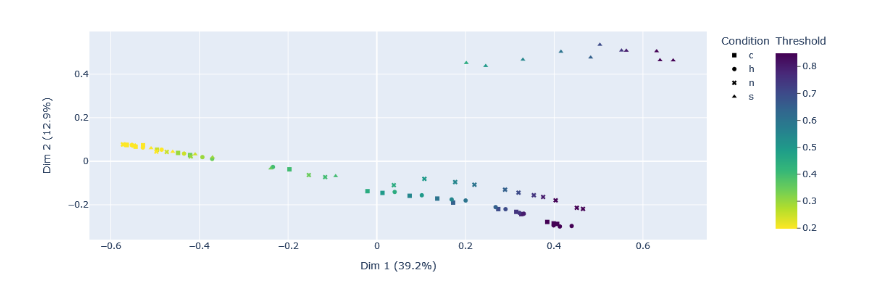
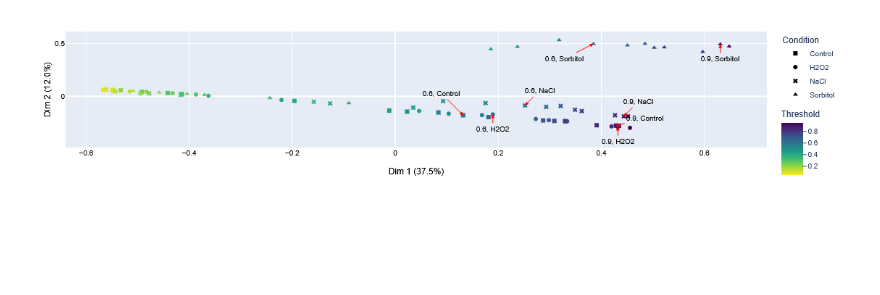
Before and after one commit to ecunha1996/omics-integration, a Jupyter notebook: code/dsalina/PRJNA437866/model_analysis.ipynb, the cells around one changed output. Cells and saved outputs as stored; diff of their text form; code cells hidden in the pictures; blank space fills up the shorter version.

```diff
--- a/code/dsalina/PRJNA437866/model_analysis.ipynb
+++ b/code/dsalina/PRJNA437866/model_analysis.ipynb
@@ -73,22 +171,97 @@ Top thresholds: ['0.4', '0.35', '0.3', '0.6', '0.8', '0.5', '0.65', '0.55', '0.8
 # %%
-mca = MCA(n_components=3, random_state=42)
+indexes = fastcore.index.tolist()
+index_of_interest = [indexes.index(e) for e in indexes if e.endswith("0.9") or e.endswith("0.6")]
+
+mca = MCA(n_components=4, random_state=42)
 components = mca.fit_transform(fastcore).to_numpy()
 
-symbol_list = [e.split("_")[0][0] for e in fastcore.index.tolist()]
+def plot(components, y, xaxis_title, yaxis_title, filename, legend_title="", additional_shapes=None, annotations=None, color=None,
+         width=600, height=360, **kwargs):
+    if not additional_shapes:
+        additional_shapes = []
+    if not annotations:
+        annotations = []
+    if not color:
+        color = y
+    fig = px.scatter(x=components[:, 0], y=components[:, 1], color=color, **kwargs)
+    fig.update_layout(
+        xaxis_title=xaxis_title,
+        yaxis_title=yaxis_title,
+        margin=dict(l=20, r=20, t=20, b=20),
+        font=dict(size=10, family="Arial"),
+        xaxis=dict(color="black"),  # Set x-axis color to black
+        yaxis=dict(color="black", title_standoff=2),
+        # xaxis_range = [-0.1, 0.75]
+    )
+    fig.update_layout(legend_title_text=legend_title, width=width, height=height)
+    fig.update_layout(coloraxis_colorbar=dict(title='Threshold', yanchor="top", y=0.4, x=1.01, ticks="outside", len=0.7))
+    for shape in additional_shapes:
+        fig.add_shape(
+            shape
+        )
+    for ann in annotations:
+        fig.add_annotation(
+            ann
+        )
+    fig.show()
+    fig.write_image(f"{filename}.pdf", format="pdf", scale=1)
+
+symbol_list = [e.split("_")[0].replace("nacl", "NaCl").replace("h2o2", "H2O2").replace("control", "Control").replace("sorb", "Sorbitol") for e in fastcore.index.tolist()]
+
 symbols = ['square', 'circle', 'x', 'triangle-up']
-y = list(float(e.split("_")[-1]) for e in fastcore.index.tolist())
-plot(components, y,
+
+
+annotations=[]
+for ind in index_of_interest:
+    if indexes[ind].split('_')[0].endswith("sorb") and indexes[ind].split('_')[-1] == "0.6":
+        x = -40
+        y = 20
+    elif indexes[ind].split('_')[0].endswith("sorb") and indexes[ind].split('_')[-1] == "0.9":
+        x = 0
+        y = 20
+    elif indexes[ind].split('_')[0].endswith("o2"):
+        x = 0
+        y = 20
+    elif indexes[ind].split('_')[0].endswith("cl"):
+        x = 20
+        y = -20
+    elif indexes[ind].split('_')[0] == "control" and indexes[ind].split('_')[-1] == "0.9":
+        x = 40
+        y = -10
+    elif indexes[ind].split('_')[0] == "control" and indexes[ind].split('_')[-1] == "0.6":
+        x = -30
+        y = -30
+    else:
+        x = -20
+        y = -20
+    annotations.append(dict(
+        x=components[ind, 0],  # Replace `specific_index` with the index of the point
+        y=components[ind, 1],  # Replace `specific_index` with the index of the point
+        text=f"{indexes[ind].split('_')[-1]}, {indexes[ind].split('_')[0].replace('nacl', 'NaCl').replace('h2o2', 'H2O2').replace('control', 'Control').replace('sorb', 'Sorbitol')}",     # The text you want to display
+        showarrow=True,                  # Add an arrow pointing to the point
+        arrowhead=2,                     # Arrowhead style
+        arrowsize=1,                     # Size of the arrow
+        arrowcolor="red",                # Color of the arrow
+        ax=x,                           # Offset for the arrow tail in x-direction
+        ay=y,                          # Offset for the arrow tail in y-direction
+        font=dict(size=10, color="black")
+    ))
+
+
+plot(components, list(float(e.split("_")[-1]) for e in fastcore.index.tolist()),
     f"Dim 1 ({round(mca.percentage_of_variance_[0],1)}%)",
     f"Dim 2 ({round(mca.percentage_of_variance_[1],1)}%)",
-    os.path.join(RESULTS_PATH,"mca_3_fastcore_full_ng"),
+    os.path.join(RESULTS_PATH,"ds_stress_mca_fastcore_full"),
     "Condition",
+    annotations=annotations,
     symbol = symbol_list, symbol_sequence=symbols,
     color_continuous_scale=px.colors.sequential.Viridis_r,
-    width=1200,
-    range_color=[min(best_thresholds_set), max(best_thresholds_set)]
+    width=4*96,
+    height=2.5*96
+# width=1000
 )
 # %% [output]
-[figure, old version]
+[figure, new version]
 # %%
 mca = MCA(n_components=3, random_state=42)
 components = mca.fit_transform(gimme).to_numpy()
```
Also changed, not shown: parts of 6 cells of this notebook, 25 other files.
